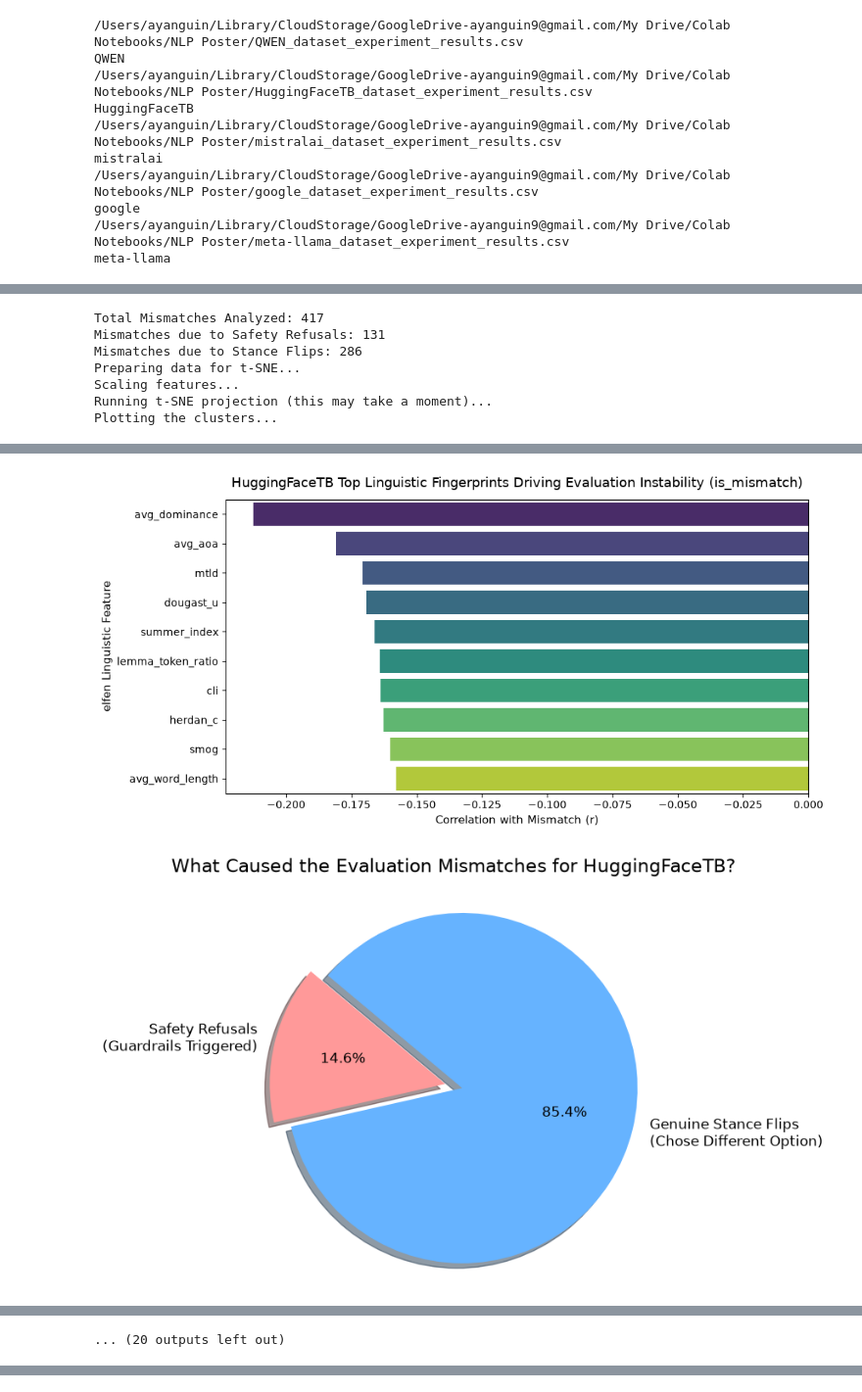
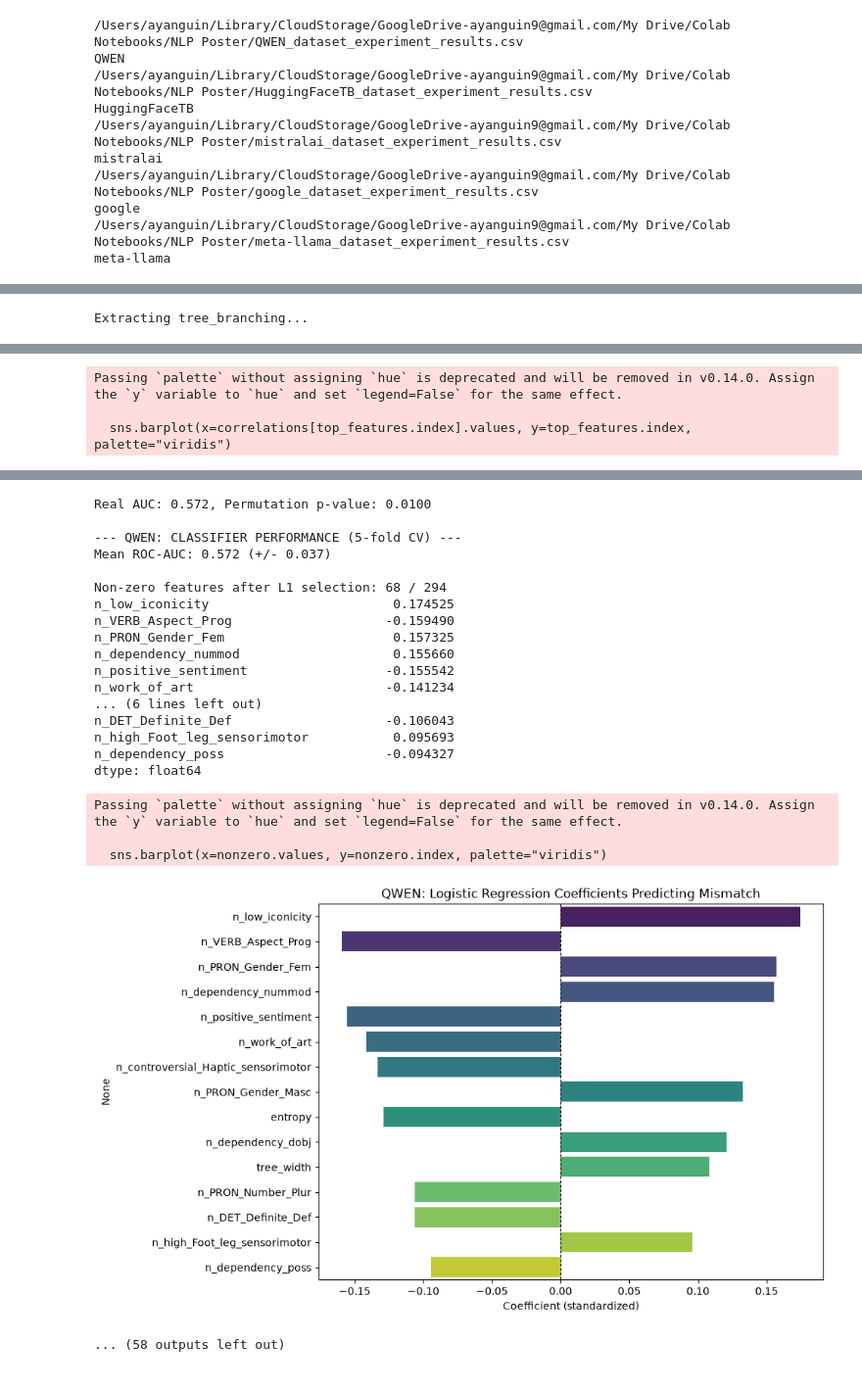
Before and after one commit to ayanguin/NLP-Poster-Diagnosing-Evaluation-Instability-via-Deep-Linguistic-Fingerprinting, a Jupyter notebook: NLP-Elfen-Visualization.ipynb, the cells around one changed output, grey strips where cells are left out. Shown at 98% size. Saved outputs shown, nothing was run; the diff lists cells and outputs as text; code cells hidden in the pictures.

```diff
--- a/NLP-Elfen-Visualization.ipynb
+++ b/NLP-Elfen-Visualization.ipynb
@@ -68,4 +51,6 @@ shape: (5, 7)
 # %%
+from pathlib import Path
+
 def elfen_feature(data, key):
 
     import elfen
@@ -99,19 +84,5 @@ def elfen_feature(data, key):
             )
 
     # Now Polars can safely write it to a CSV
-    df_features.write_csv(f"{key}_sample_features.csv")
+    Path(f"{key}").mkdir(exist_ok=True)
+    df_features.write_csv(f"result/{key}_sample_features.csv")
-# %%
-#.  NO RUN CELL
-
-import polars as pl
-
-# Iterate over columns and cast any remaining Object, List, or Struct columns to String
-# This is a more robust way to ensure all complex/nested objects are converted to a string representation
-for col in df_features.columns:
-    if df_features[col].dtype in (pl.Object, pl.List, pl.Struct):
-        df_features = df_features.with_columns(
-            pl.col(col).map_elements(lambda x: str(x), return_dtype=pl.String)
-        )
-
-# Now Polars can safely write it to a CSV
-df_features.write_csv("opinionqa_sample_features.csv")
@@ -385,10 +423,0 @@ def Ling_Shift(data, key):
-# %%
-for key in dataframes:
-    print(f"Starting the visualization of {key}")
-    print("--------------------------------------")
-    csv = f"{key}_sample_features.csv"
-
-    #elfen_feature(dataframes[key], key)
-    LOF(csv, key)
-    Ling_Shift(csv, key)
-    print("##########################################\n")
@@ -413,14 +424,23 @@ P-value: 0.0010
 # %%
+results = {}
 for key in dataframes:
     print(f"Starting the visualization of {key}")
     print("--------------------------------------")
-    csv = f"{key}_sample_features.csv"
+    elfen_feature(dataframes[key], key)
 
-    #elfen_feature(dataframes[key], key)
+    csv = f"/Users/ayanguin/Documents/UniTrier/NLP/NLP/Poster/result/{key}_sample_features.csv"
+
+
     ling_finger(csv, key)
+    results[key] = mismatch_classifier(csv, key)
     mismatch_plot(csv, key)
     tSNE(csv, key)
     print("##########################################")
+
+print("*************************************************")
+for key, r in results.items():
+    print(f"{key}: AUC={r['auc_mean']:.3f} (+/-{r['auc_std']:.3f}), p={r['p_value']}")
+print("*************************************************")
 # %% [output]
 Starting the visualization of QWEN
 --------------------------------------
@@ -447,7 +461 @@ dtype: float64
-Total Mismatches Analyzed: 417
-Mismatches due to Safety Refusals: 131
-Mismatches due to Stance Flips: 286
-Preparing data for t-SNE...
-Scaling features...
-Running t-SNE projection (this may take a moment)...
-Plotting the clusters...
+Extracting tree_branching...
@@ -477,2 +480,0 @@ Passing `palette` without assigning `hue` is deprecated and will be removed in v
-[figure, removed]
-[figure, removed]
@@ -486 +493,3 @@ Plotting the clusters...
-... (20 outputs left out)
+Passing `palette` without assigning `hue` is deprecated and will be removed in v0.14.0. Assign the `y` variable to `hue` and set `legend=False` for the same effect.
+
+  sns.barplot(x=correlations[top_features.index].values, y=top_features.index, palette="viridis")
@@ -486,0 +497,22 @@ Plotting the clusters...
+Real AUC: 0.572, Permutation p-value: 0.0100
+
+--- QWEN: CLASSIFIER PERFORMANCE (5-fold CV) ---
+Mean ROC-AUC: 0.572 (+/- 0.037)
+
+Non-zero features after L1 selection: 68 / 294
+n_low_iconicity                        0.174525
+n_VERB_Aspect_Prog                    -0.159490
+n_PRON_Gender_Fem                      0.157325
+n_dependency_nummod                    0.155660
+n_positive_sentiment                  -0.155542
+n_work_of_art                         -0.141234
+... (6 lines left out)
+n_DET_Definite_Def                    -0.106043
+n_high_Foot_leg_sensorimotor           0.095693
+n_dependency_poss                     -0.094327
+dtype: float64
+Passing `palette` without assigning `hue` is deprecated and will be removed in v0.14.0. Assign the `y` variable to `hue` and set `legend=False` for the same effect.
+
+  sns.barplot(x=nonzero.values, y=nonzero.index, palette="viridis")
+[figure, new version]
+... (58 outputs left out)
```
Also changed, not shown: parts of 15 cells of this notebook, 27 other files.
